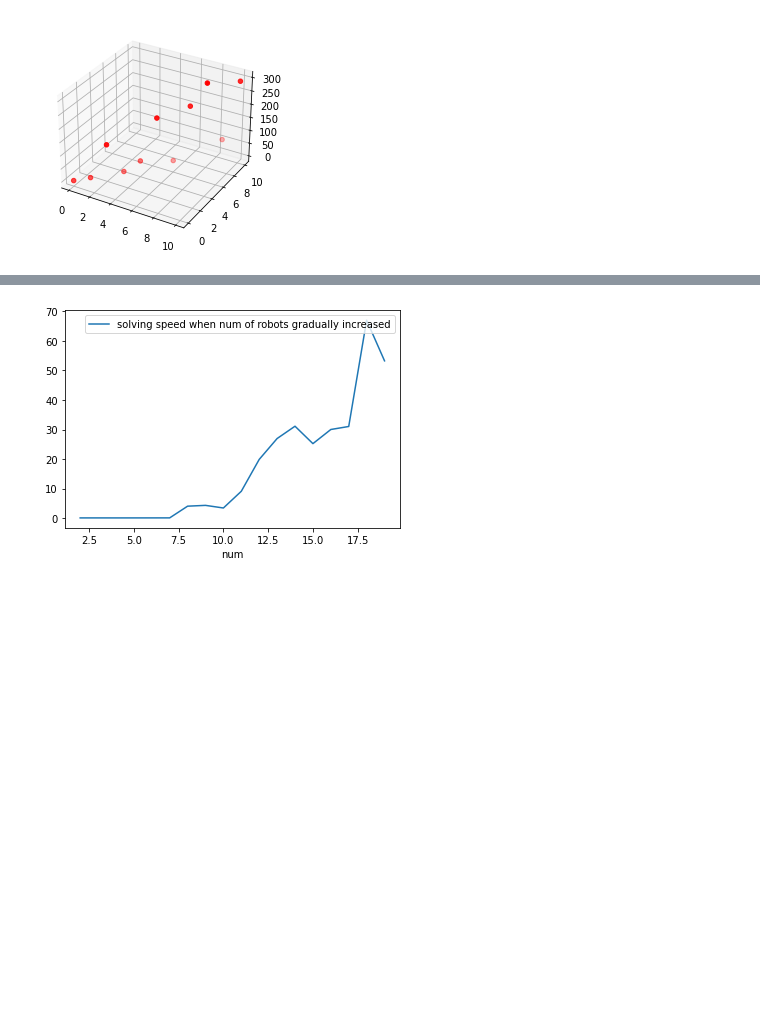
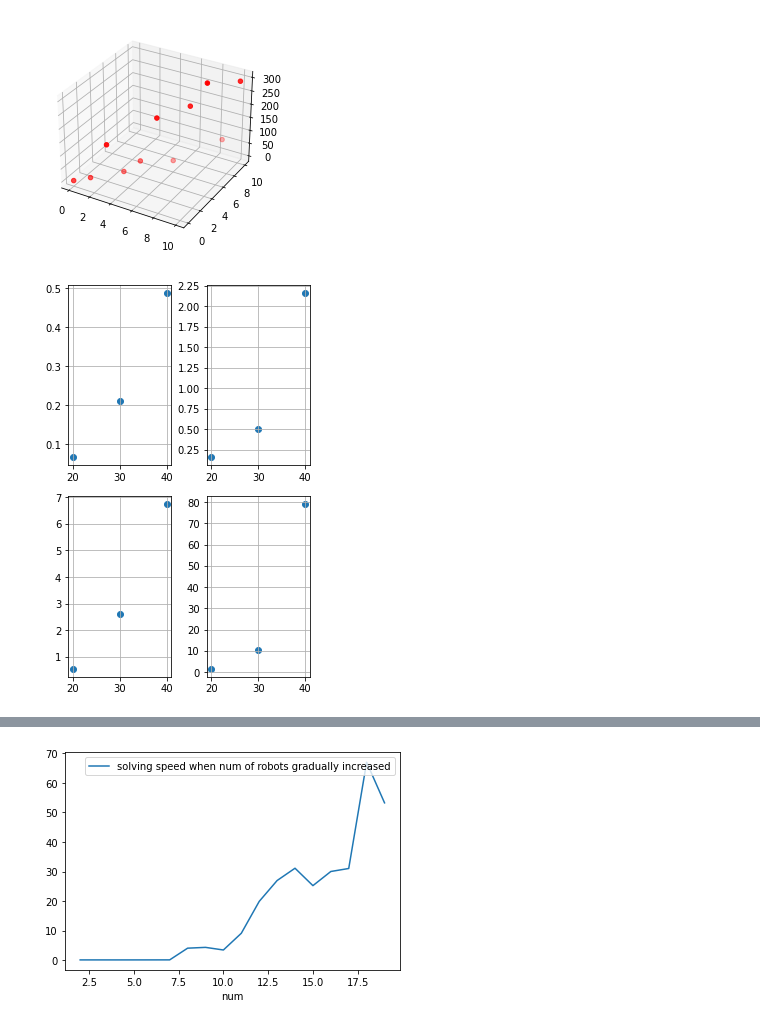
Before and after one commit to Philomena892/AndreevMoek, a Jupyter notebook: CBS/dataAnalysis.ipynb, the cells around one changed output, grey strips where cells are left out. Cells and saved outputs as stored; diff of their text form; code cells hidden in the pictures; blank space fills up the shorter version.

```diff
--- a/CBS/dataAnalysis.ipynb
+++ b/CBS/dataAnalysis.ipynb
@@ -229,3 +263,32 @@ plt.show()
 # %% [output]
 [0.36792573606556594, 2.5683630408680376, 119.50608018493318, 8.118940189333323, 40.09910480566808, 194.69680946353475, 23.631675379934798, 222.68144714853358, 300, 78.93638717273134, 291.561753154466 ...
 [figure]
+# %%
+points = np.linspace(0, len(mean), len(mean))
+points = [20,30,40]
+
+
+
+fig = plt.figure()
+ax1 = fig.add_subplot(2, 2, 1)
+ax2 = fig.add_subplot(2, 2, 2)
+ax3 = fig.add_subplot(2, 2, 3)
+ax4 = fig.add_subplot(2, 2, 4)
+
+ax1.scatter(points, greedyMean[:3])
+ax2.scatter(points, greedyMean[3:6])
+ax3.scatter(points, greedyMean[6:9])
+ax4.scatter(points, greedyMean[9:])
+
+fig.set_size_inches(4, 6, forward=True)
+fig.tight_layout()
+
+
+ax1.grid()
+ax2.grid()
+ax3.grid()
+ax4.grid()
+
+plt.show()
+# %% [output]
+[figure, added]
```
Also changed, not shown: parts of 11 cells of this notebook.
